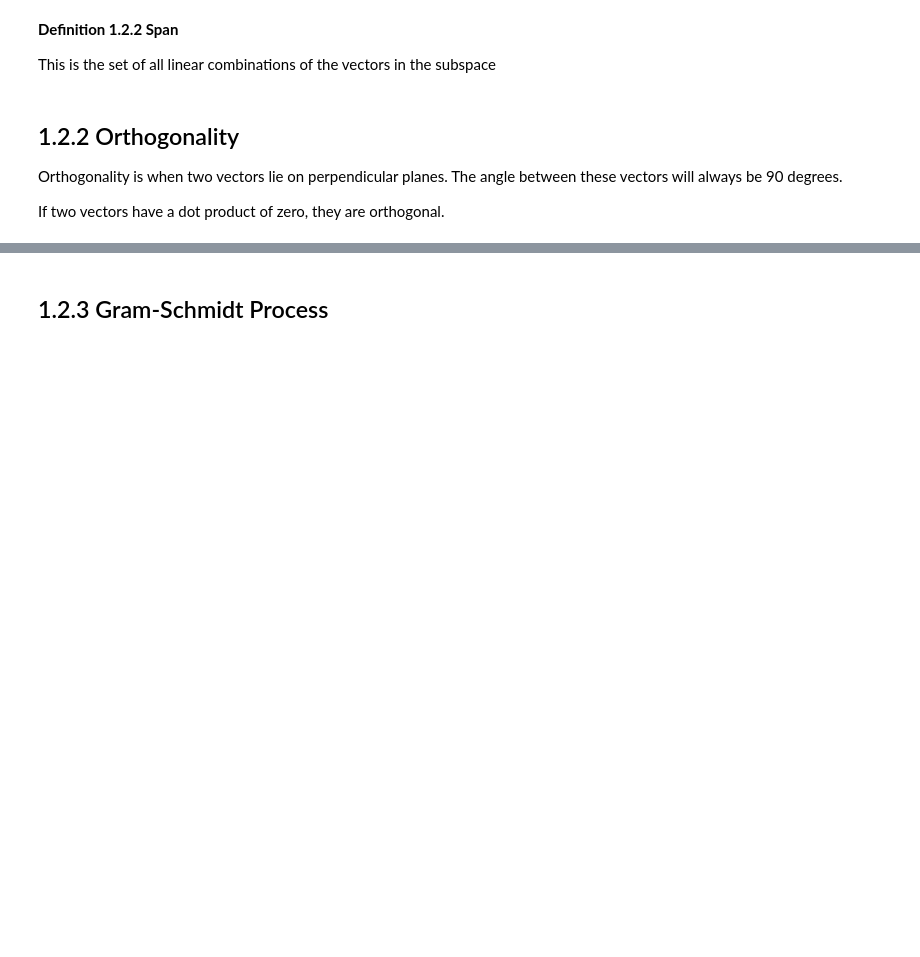
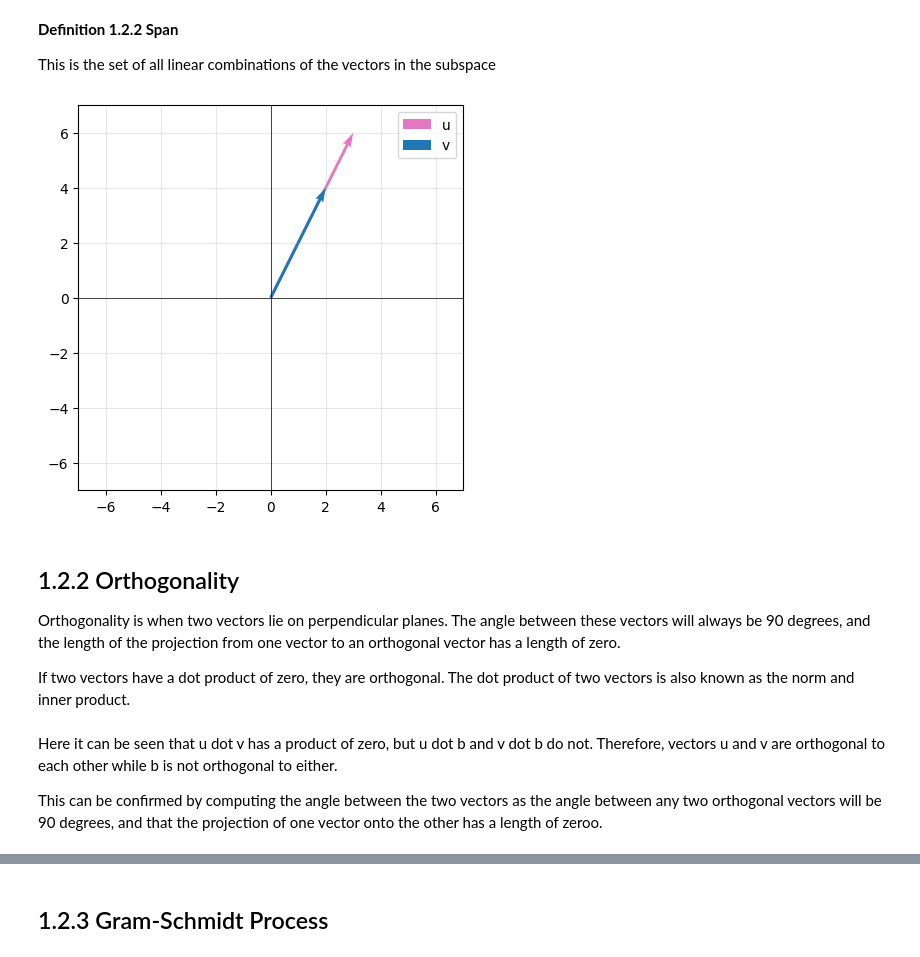
Before and after one commit to mbrow210/MAT-422, a Jupyter notebook: 1_2_Elements_of_Linear_Algebra.ipynb, the cells around one changed output, grey strips where cells are left out. Cells and saved outputs as stored; diff of their text form; code cells hidden in the pictures; blank space fills up the shorter version.

```diff
--- a/1_2_Elements_of_Linear_Algebra.ipynb
+++ b/1_2_Elements_of_Linear_Algebra.ipynb
@@ -75,9 +72,31 @@ v = np.array([2,4])
+# %%
+# vector definitions
+u = np.array([3,6])
+v = np.array([2,4])
+
+plt.figure(figsize=(5, 5))
+plt.quiver(0, 0, u[0], u[1], angles="xy", scale_units="xy", scale=1, color="tab:pink", label="u")
+plt.quiver(0, 0, v[0], v[1], angles="xy", scale_units="xy", scale=1, color="tab:blue", label="v")
+plt.xlim(-7, 7)
+plt.ylim(-7, 7)
+plt.axhline(0, color="black", linewidth=0.5)
+plt.axvline(0, color="black", linewidth=0.5)
+plt.grid(True, alpha=0.3)
+plt.gca().set_aspect("equal", adjustable="box")
+plt.legend()
+plt.show()
+# %% [output]
+[figure, added]
 # %% [markdown]
 ## 1.2.2 Orthogonality
 
-Orthogonality is when two vectors lie on perpendicular planes. The angle between these vectors will always be 90 degrees.
+Orthogonality is when two vectors lie on perpendicular planes. The angle between these vectors will always be 90 degrees, and the length of the projection from one vector to an orthogonal vector has a length of zero.
 
-If two vectors have a dot product of zero, they are orthogonal.
+If two vectors have a dot product of zero, they are orthogonal. The dot product of two vectors is also known as the norm and inner product.
+# %% [markdown]
+Here it can be seen that u dot v has a product of zero, but u dot b and v dot b do not. Therefore, vectors u and v are orthogonal to each other while b is not orthogonal to either.
+
+This can be confirmed by computing the angle between the two vectors as the angle between any two orthogonal vectors will be 90 degrees, and that the projection of one vector onto the other has a length of zeroo.
 # %%
 # define vectors
 u = np.array([2,-1,2])
```
Also changed, not shown: parts of 9 cells of this notebook.
